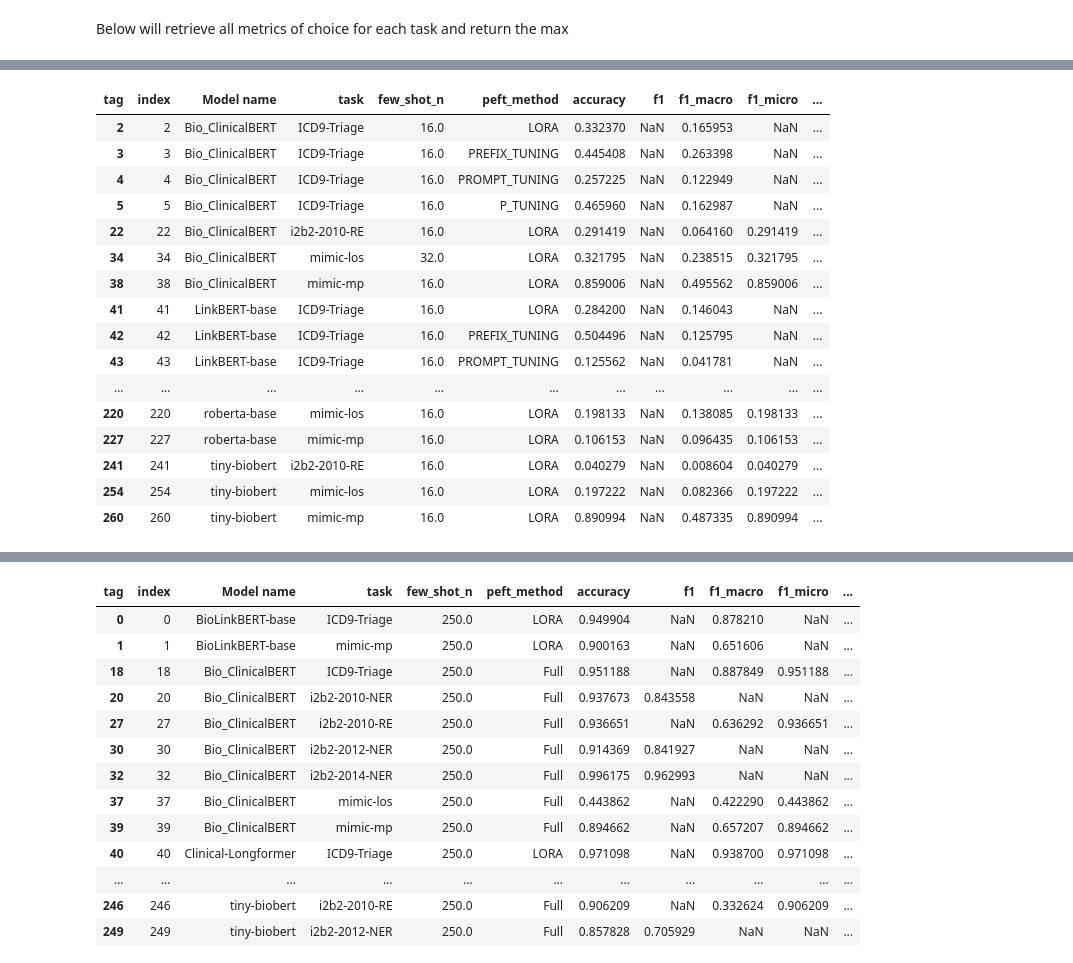
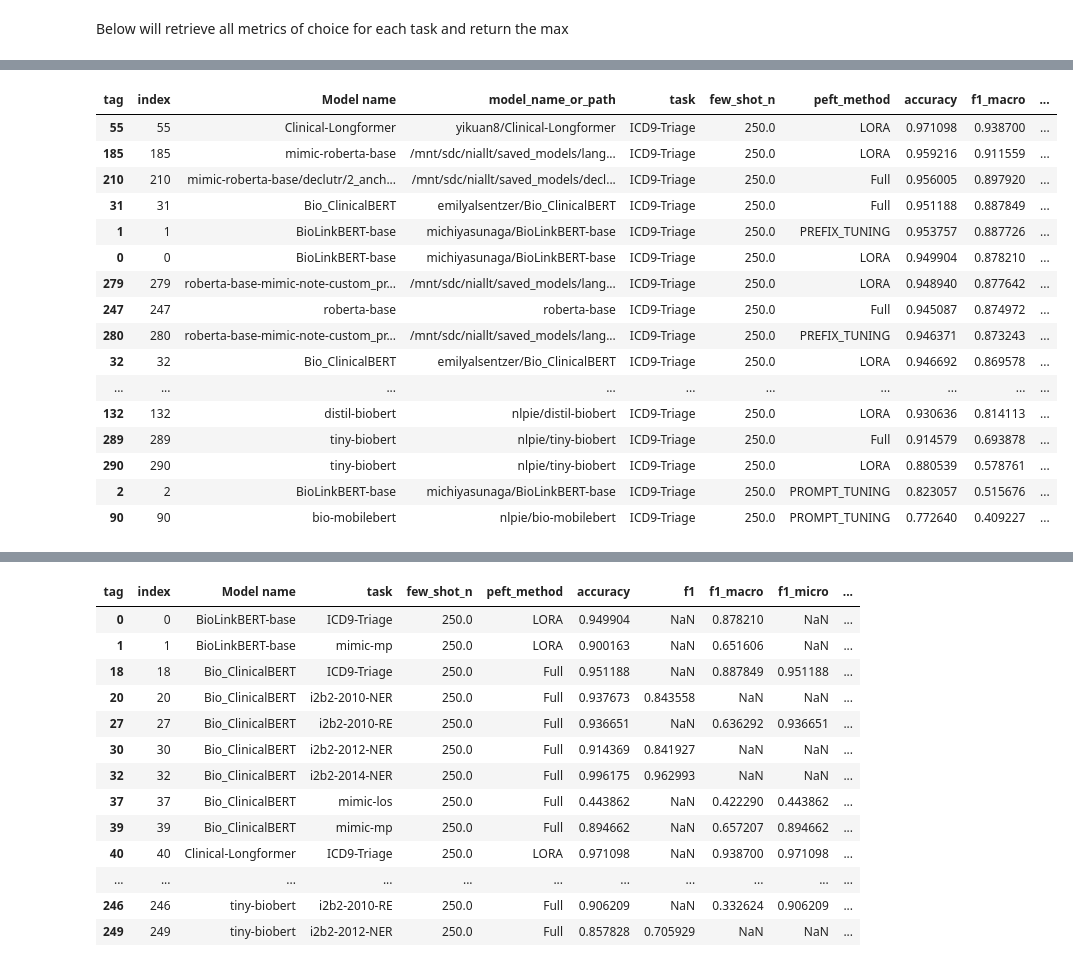
Before and after one commit to nlpie-research/efficient-ml, a Jupyter notebook: notebooks/load_tb_files.ipynb, the cells around one changed output, grey strips where cells are left out. Drawn from its saved outputs; the diff is of its cells as text; code cells hidden in the pictures.

```diff
--- a/notebooks/load_tb_files.ipynb
+++ b/notebooks/load_tb_files.ipynb
@@ -377,7 +400,7 @@ cls_results_df = produce_results_table(logs_df,
                                                   "recall",
                                                   "auc"],
                                         mode = "eval",
-                                        groupby_list = ["Model name", "task","few_shot_n", "peft_method"],
+                                        groupby_list = ["Model name", "model_name_or_path", "task","few_shot_n", "peft_method"],
                                         task_type = "SEQ_CLS",
                                         value_aggregate_method = "max",
                                         )
@@ -405,23 +419,26 @@ cls_results_df.head()
-# %%
-cls_results_df.query("few_shot_n < 250").drop_duplicates(subset=[ "Model name", "task","peft_method"])
-# %% [output]
-| tag | index | Model name | task | few_shot_n | peft_method | accuracy | f1 | f1_macro | f1_micro | ... |
-| 2 | 2 | Bio_ClinicalBERT | ICD9-Triage | 16.0 | LORA | 0.332370 | NaN | 0.165953 | NaN | ... |
-| 3 | 3 | Bio_ClinicalBERT | ICD9-Triage | 16.0 | PREFIX_TUNING | 0.445408 | NaN | 0.263398 | NaN | ... |
-| 4 | 4 | Bio_ClinicalBERT | ICD9-Triage | 16.0 | PROMPT_TUNING | 0.257225 | NaN | 0.122949 | NaN | ... |
-| 5 | 5 | Bio_ClinicalBERT | ICD9-Triage | 16.0 | P_TUNING | 0.465960 | NaN | 0.162987 | NaN | ... |
-| 22 | 22 | Bio_ClinicalBERT | i2b2-2010-RE | 16.0 | LORA | 0.291419 | NaN | 0.064160 | 0.291419 | ... |
-| 34 | 34 | Bio_ClinicalBERT | mimic-los | 32.0 | LORA | 0.321795 | NaN | 0.238515 | 0.321795 | ... |
-| 38 | 38 | Bio_ClinicalBERT | mimic-mp | 16.0 | LORA | 0.859006 | NaN | 0.495562 | 0.859006 | ... |
-| 41 | 41 | LinkBERT-base | ICD9-Triage | 16.0 | LORA | 0.284200 | NaN | 0.146043 | NaN | ... |
-| 42 | 42 | LinkBERT-base | ICD9-Triage | 16.0 | PREFIX_TUNING | 0.504496 | NaN | 0.125795 | NaN | ... |
-| 43 | 43 | LinkBERT-base | ICD9-Triage | 16.0 | PROMPT_TUNING | 0.125562 | NaN | 0.041781 | NaN | ... |
-| ... | ... | ... | ... | ... | ... | ... | ... | ... | ... | ... |
-| 220 | 220 | roberta-base | mimic-los | 16.0 | LORA | 0.198133 | NaN | 0.138085 | 0.198133 | ... |
-| 227 | 227 | roberta-base | mimic-mp | 16.0 | LORA | 0.106153 | NaN | 0.096435 | 0.106153 | ... |
-| 241 | 241 | tiny-biobert | i2b2-2010-RE | 16.0 | LORA | 0.040279 | NaN | 0.008604 | 0.040279 | ... |
-| 254 | 254 | tiny-biobert | mimic-los | 16.0 | LORA | 0.197222 | NaN | 0.082366 | 0.197222 | ... |
-| 260 | 260 | tiny-biobert | mimic-mp | 16.0 | LORA | 0.890994 | NaN | 0.487335 | 0.890994 | ... |
+# %%
+cls_results_df.loc[
+    cls_results_df['few_shot_n'] > 200].sort_values(
+                                        ['task', 'f1_macro'],
+                                        ascending=[True, False]).head(20)
+# %% [output]
+| tag | index | Model name | model_name_or_path | task | few_shot_n | peft_method | accuracy | f1_macro | ... |
+| 55 | 55 | Clinical-Longformer | yikuan8/Clinical-Longformer | ICD9-Triage | 250.0 | LORA | 0.971098 | 0.938700 | ... |
+| 185 | 185 | mimic-roberta-base | /mnt/sdc/niallt/saved_models/lang... | ICD9-Triage | 250.0 | LORA | 0.959216 | 0.911559 | ... |
+| 210 | 210 | mimic-roberta-base/declutr/2_anch... | /mnt/sdc/niallt/saved_models/decl... | ICD9-Triage | 250.0 | Full | 0.956005 | 0.897920 | ... |
+| 31 | 31 | Bio_ClinicalBERT | emilyalsentzer/Bio_ClinicalBERT | ICD9-Triage | 250.0 | Full | 0.951188 | 0.887849 | ... |
+| 1 | 1 | BioLinkBERT-base | michiyasunaga/BioLinkBERT-base | ICD9-Triage | 250.0 | PREFIX_TUNING | 0.953757 | 0.887726 | ... |
+| 0 | 0 | BioLinkBERT-base | michiyasunaga/BioLinkBERT-base | ICD9-Triage | 250.0 | LORA | 0.949904 | 0.878210 | ... |
+| 279 | 279 | roberta-base-mimic-note-custom_pr... | /mnt/sdc/niallt/saved_models/lang... | ICD9-Triage | 250.0 | LORA | 0.948940 | 0.877642 | ... |
+| 247 | 247 | roberta-base | roberta-base | ICD9-Triage | 250.0 | Full | 0.945087 | 0.874972 | ... |
+| 280 | 280 | roberta-base-mimic-note-custom_pr... | /mnt/sdc/niallt/saved_models/lang... | ICD9-Triage | 250.0 | PREFIX_TUNING | 0.946371 | 0.873243 | ... |
+| 32 | 32 | Bio_ClinicalBERT | emilyalsentzer/Bio_ClinicalBERT | ICD9-Triage | 250.0 | LORA | 0.946692 | 0.869578 | ... |
+| ... | ... | ... | ... | ... | ... | ... | ... | ... | ... |
+| 132 | 132 | distil-biobert | nlpie/distil-biobert | ICD9-Triage | 250.0 | LORA | 0.930636 | 0.814113 | ... |
+| 289 | 289 | tiny-biobert | nlpie/tiny-biobert | ICD9-Triage | 250.0 | Full | 0.914579 | 0.693878 | ... |
+| 290 | 290 | tiny-biobert | nlpie/tiny-biobert | ICD9-Triage | 250.0 | LORA | 0.880539 | 0.578761 | ... |
+| 2 | 2 | BioLinkBERT-base | michiyasunaga/BioLinkBERT-base | ICD9-Triage | 250.0 | PROMPT_TUNING | 0.823057 | 0.515676 | ... |
+| 90 | 90 | bio-mobilebert | nlpie/bio-mobilebert | ICD9-Triage | 250.0 | PROMPT_TUNING | 0.772640 | 0.409227 | ... |
 # %%
 cls_results_df.task.unique()
 # %% [output]
```
Also changed, not shown: parts of 32 cells of this notebook, 4 other files.
